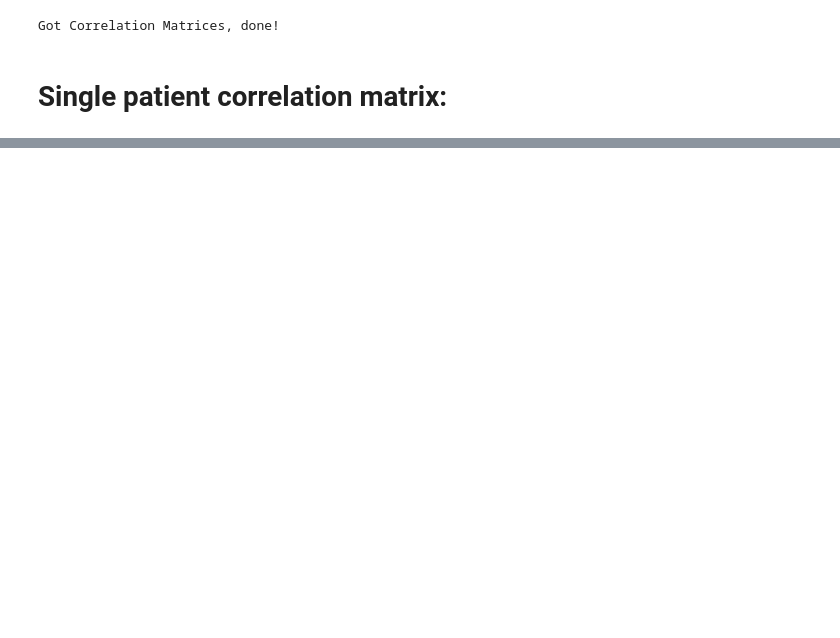
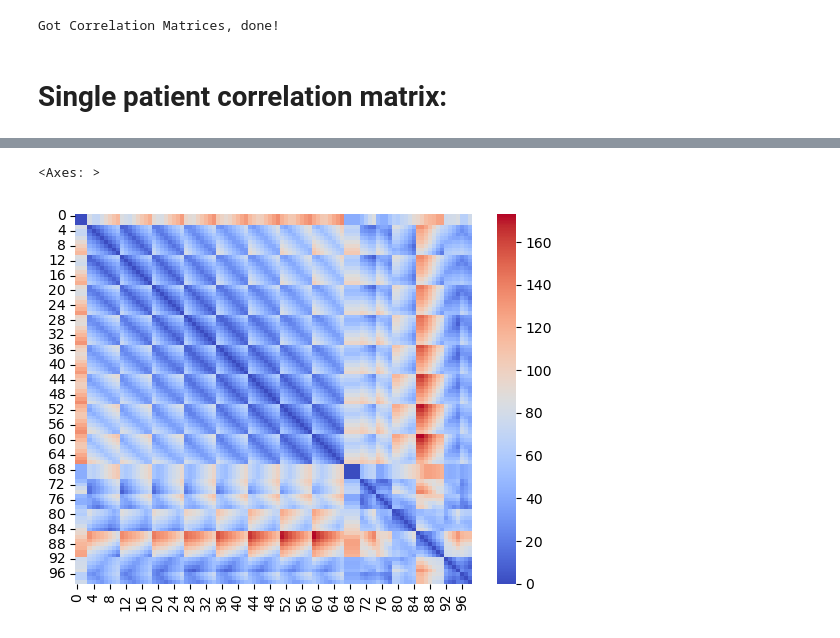
Before and after one commit to NoahWanless/SuperEeg-M467-project, a Jupyter notebook: test_new_u_method.ipynb, the cells around one changed output, grey strips where cells are left out. Drawn from its saved outputs; the diff is of its cells as text; code cells hidden in the pictures; blank space fills up the shorter version.

```diff
--- a/test_new_u_method.ipynb
+++ b/test_new_u_method.ipynb
@@ -46,0 +82,5 @@ U_det, loss = create_u(k=30,r=200,lamb=.95,patient_corr_mat=patient_corr_mat,xyz
+# %%
+sns.heatmap(dist_matrix, cmap='coolwarm')
+# %% [output]
+<Axes: >
+[figure, added]
```
Also changed, not shown: parts of 10 cells of this notebook.
